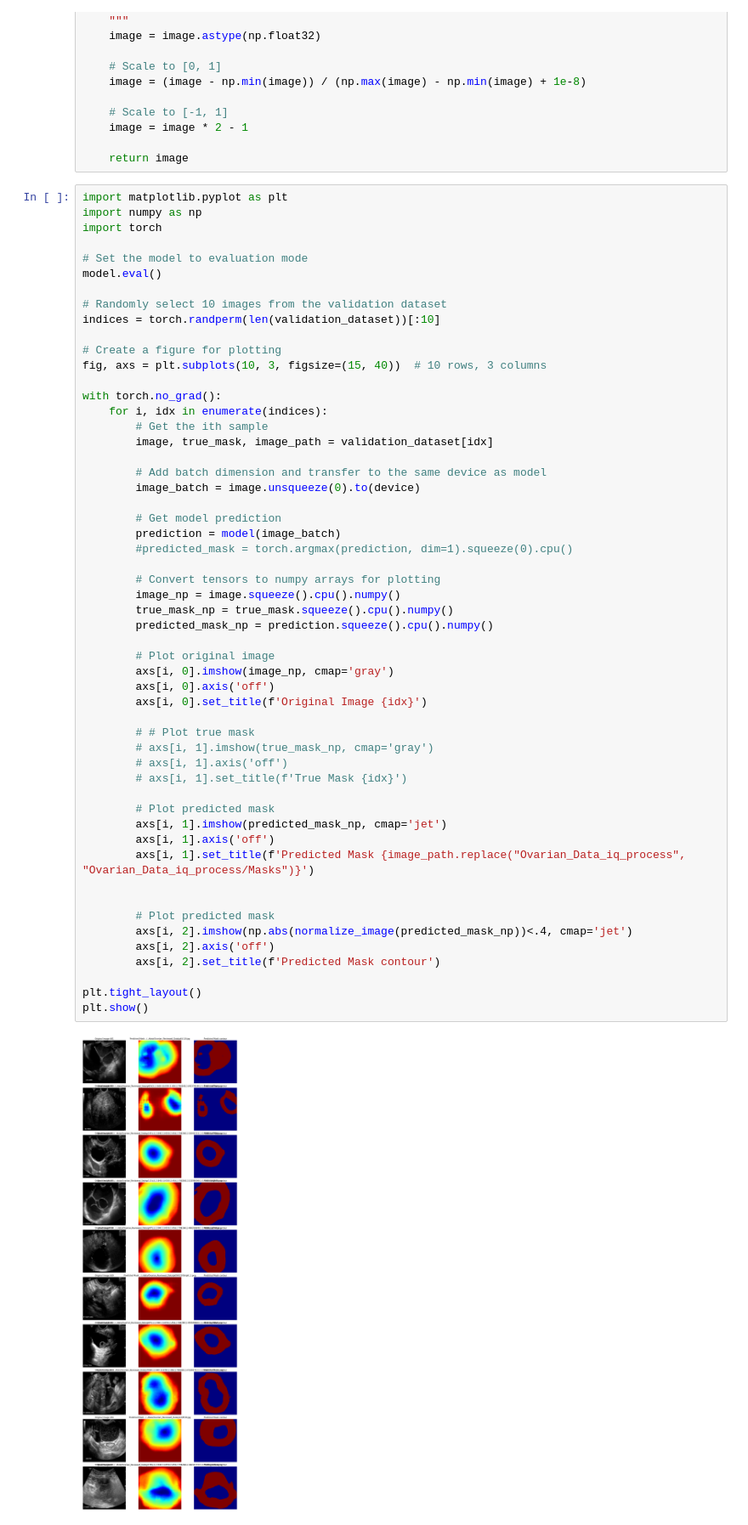
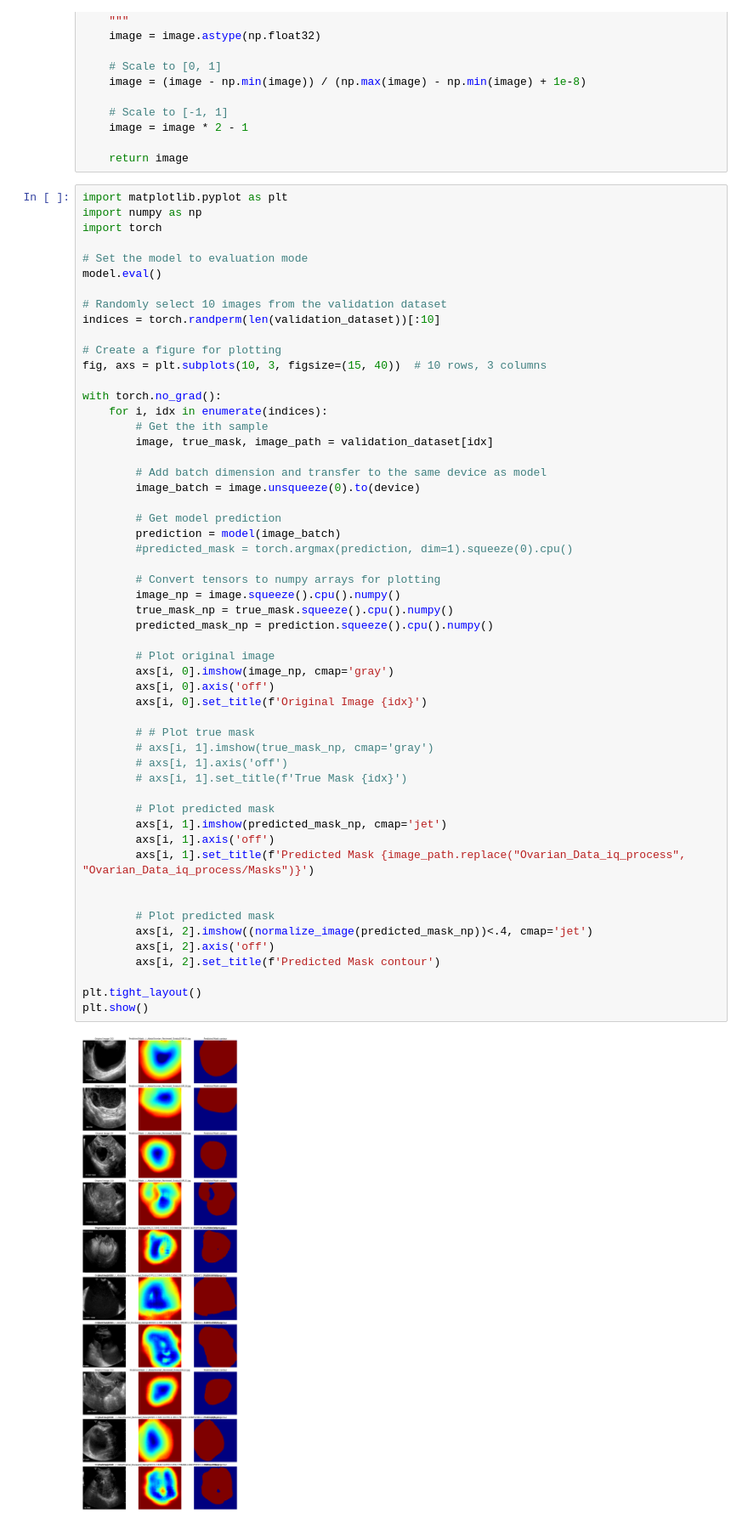
Before and after one commit to Iqbal1282/Washu2_Ovarian_Tumor, a Jupyter notebook: Radiomics_feature_extraction_nd_seg/ovarian_segmentation_deeplabv3/Wash2_segmentation_otsu_databased_train_used_on_washu2_p1_143_sdf.ipynb, the cells around one changed output. Shown at 85% size. Drawn from its saved outputs; the diff is of its cells as text.

```diff
--- a/Radiomics_feature_extraction_nd_seg/ovarian_segmentation_deeplabv3/Wash2_segmentation_otsu_databased_train_used_on_washu2_p1_143_sdf.ipynb
+++ b/Radiomics_feature_extraction_nd_seg/ovarian_segmentation_deeplabv3/Wash2_segmentation_otsu_databased_train_used_on_washu2_p1_143_sdf.ipynb
@@ -306,32 +306,32 @@ with torch.no_grad():
         #predicted_mask = torch.argmax(prediction, dim=1).squeeze(0).cpu()
 
         # Convert tensors to numpy arrays for plotting
         image_np = image.squeeze().cpu().numpy()
         true_mask_np = true_mask.squeeze().cpu().numpy()
         predicted_mask_np = prediction.squeeze().cpu().numpy()
 
         # Plot original image
         axs[i, 0].imshow(image_np, cmap='gray')
         axs[i, 0].axis('off')
         axs[i, 0].set_title(f'Original Image {idx}')
 
         # # Plot true mask
         # axs[i, 1].imshow(true_mask_np, cmap='gray')
         # axs[i, 1].axis('off')
         # axs[i, 1].set_title(f'True Mask {idx}')
 
         # Plot predicted mask
         axs[i, 1].imshow(predicted_mask_np, cmap='jet')
         axs[i, 1].axis('off')
         axs[i, 1].set_title(f'Predicted Mask {image_path.replace("Ovarian_Data_iq_process", "Ovarian_Data_iq_process/Masks")}')
 
 
         # Plot predicted mask
-        axs[i, 2].imshow(np.abs(normalize_image(predicted_mask_np))<.4, cmap='jet')
+        axs[i, 2].imshow((normalize_image(predicted_mask_np))<.4, cmap='jet')
         axs[i, 2].axis('off')
         axs[i, 2].set_title(f'Predicted Mask contour')
 
 plt.tight_layout()
 plt.show()
 # %% [output]
-[figure, old version]
+[figure, new version]
```
Also changed, not shown: parts of 3 cells of this notebook, 6 other files.
